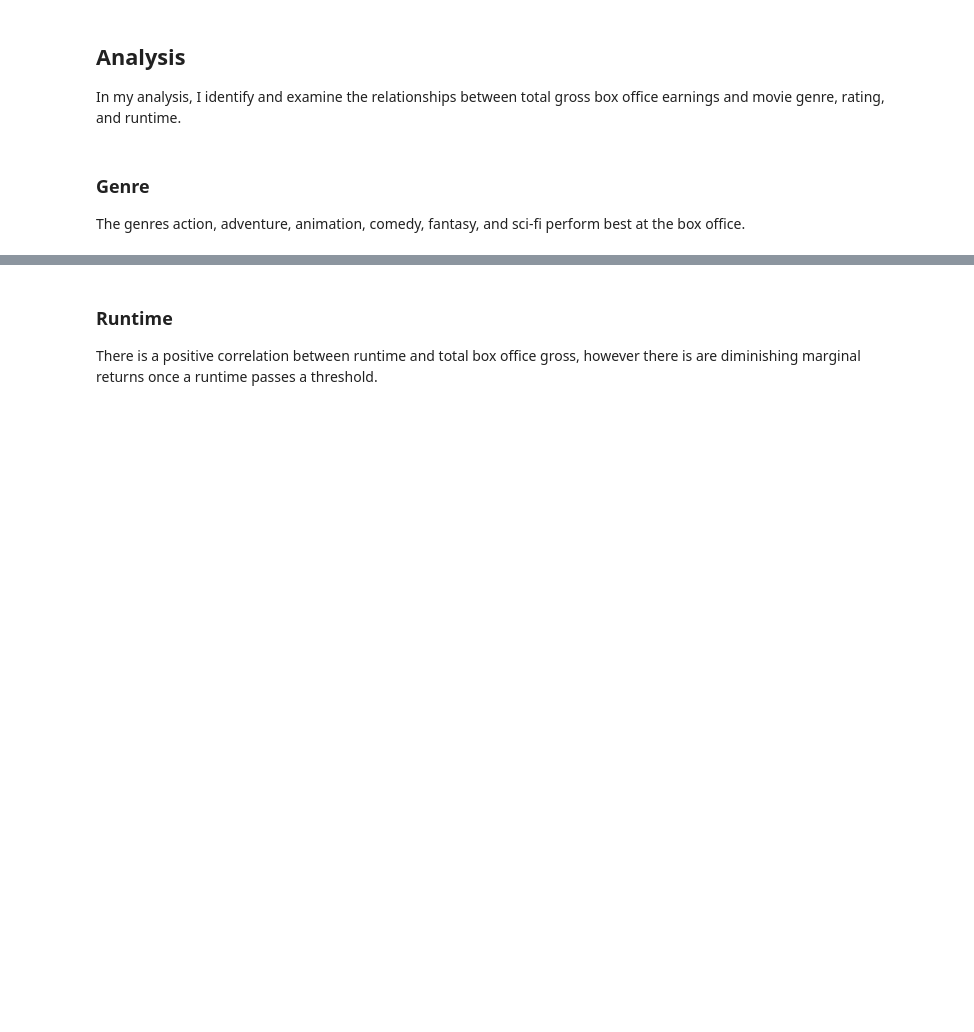
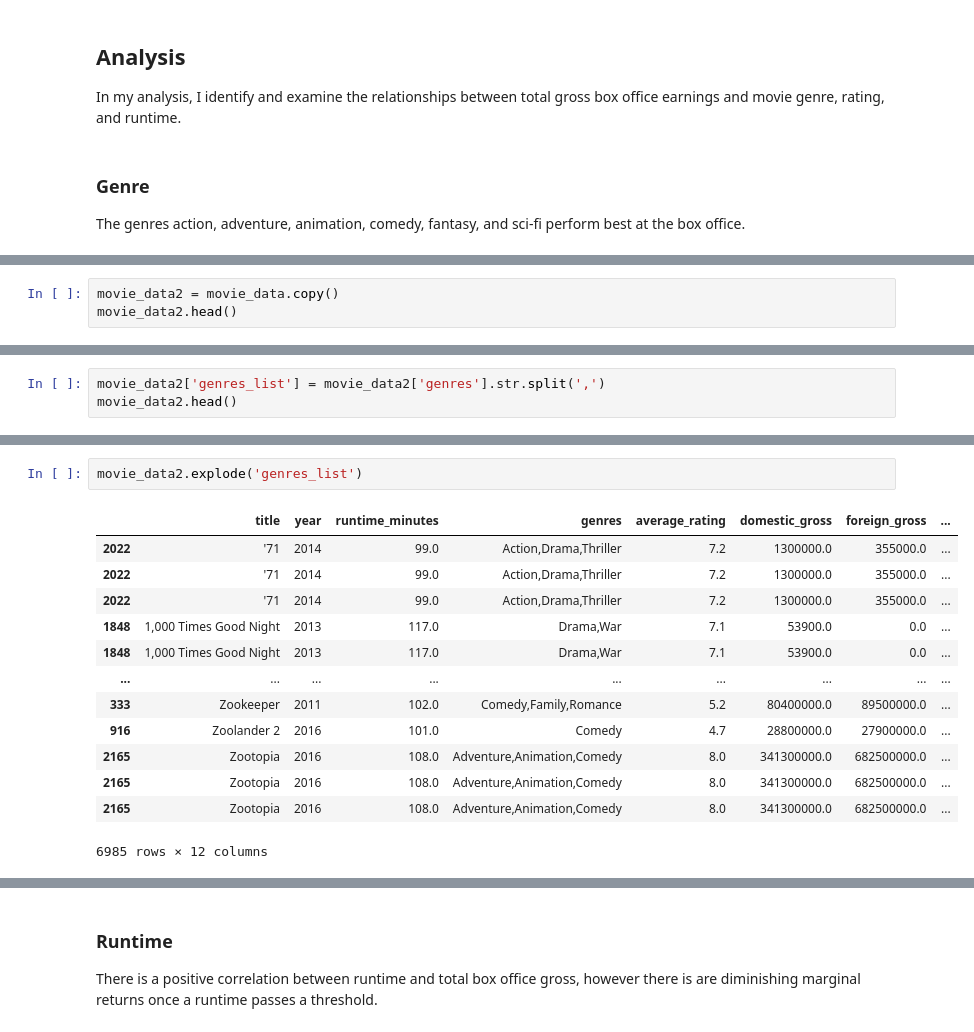
Before and after one commit to pederknorr/Microsoft-Movie-Analysis, a Jupyter notebook: microsoft_movie_studios_analysis.ipynb, the cells around one changed output, grey strips where cells are left out. Saved outputs shown, nothing was run; the diff lists cells and outputs as text; blank space fills up the shorter version.

```diff
--- a/microsoft_movie_studios_analysis.ipynb
+++ b/microsoft_movie_studios_analysis.ipynb
@@ -306,0 +309,3 @@ sns.catplot(x='genre_1', y='total_gross', data=movie_data, aspect=2, kind='swarm
+# %%
+movie_data2 = movie_data.copy()
+movie_data2.head()
@@ -306,0 +319,3 @@ sns.catplot(x='genre_1', y='total_gross', data=movie_data, aspect=2, kind='swarm
+# %%
+movie_data2['genres_list'] = movie_data2['genres'].str.split(',')
+movie_data2.head()
@@ -306,0 +329,16 @@ sns.catplot(x='genre_1', y='total_gross', data=movie_data, aspect=2, kind='swarm
+# %%
+movie_data2.explode('genres_list')
+# %% [output]
+|  | title | year | runtime_minutes | genres | average_rating | domestic_gross | foreign_gross | ... |
+| 2022 | '71 | 2014 | 99.0 | Action,Drama,Thriller | 7.2 | 1300000.0 | 355000.0 | ... |
+| 2022 | '71 | 2014 | 99.0 | Action,Drama,Thriller | 7.2 | 1300000.0 | 355000.0 | ... |
+| 2022 | '71 | 2014 | 99.0 | Action,Drama,Thriller | 7.2 | 1300000.0 | 355000.0 | ... |
+| 1848 | 1,000 Times Good Night | 2013 | 117.0 | Drama,War | 7.1 | 53900.0 | 0.0 | ... |
+| 1848 | 1,000 Times Good Night | 2013 | 117.0 | Drama,War | 7.1 | 53900.0 | 0.0 | ... |
+| ... | ... | ... | ... | ... | ... | ... | ... | ... |
+| 333 | Zookeeper | 2011 | 102.0 | Comedy,Family,Romance | 5.2 | 80400000.0 | 89500000.0 | ... |
+| 916 | Zoolander 2 | 2016 | 101.0 | Comedy | 4.7 | 28800000.0 | 27900000.0 | ... |
+| 2165 | Zootopia | 2016 | 108.0 | Adventure,Animation,Comedy | 8.0 | 341300000.0 | 682500000.0 | ... |
+| 2165 | Zootopia | 2016 | 108.0 | Adventure,Animation,Comedy | 8.0 | 341300000.0 | 682500000.0 | ... |
+| 2165 | Zootopia | 2016 | 108.0 | Adventure,Animation,Comedy | 8.0 | 341300000.0 | 682500000.0 | ... |
+6985 rows × 12 columns
```
Also changed, not shown: parts of 11 cells of this notebook, 4 other files.
